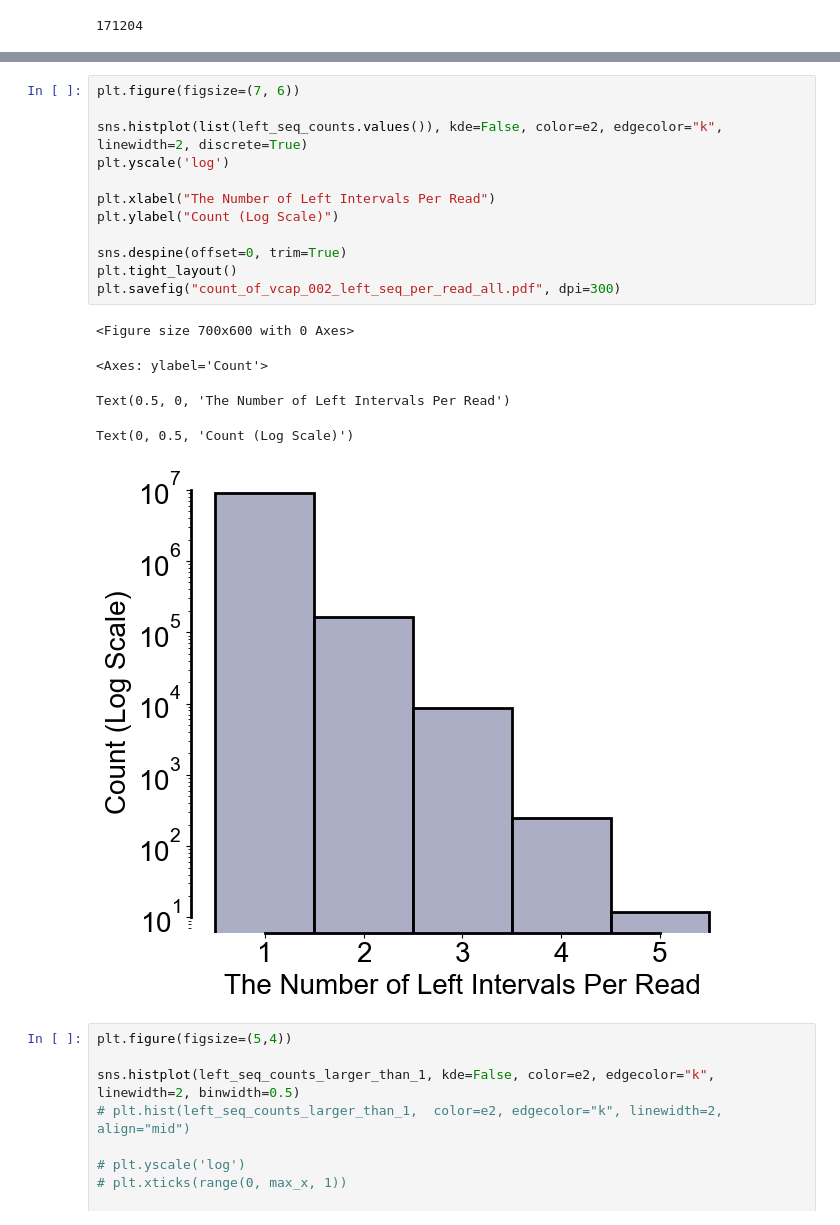
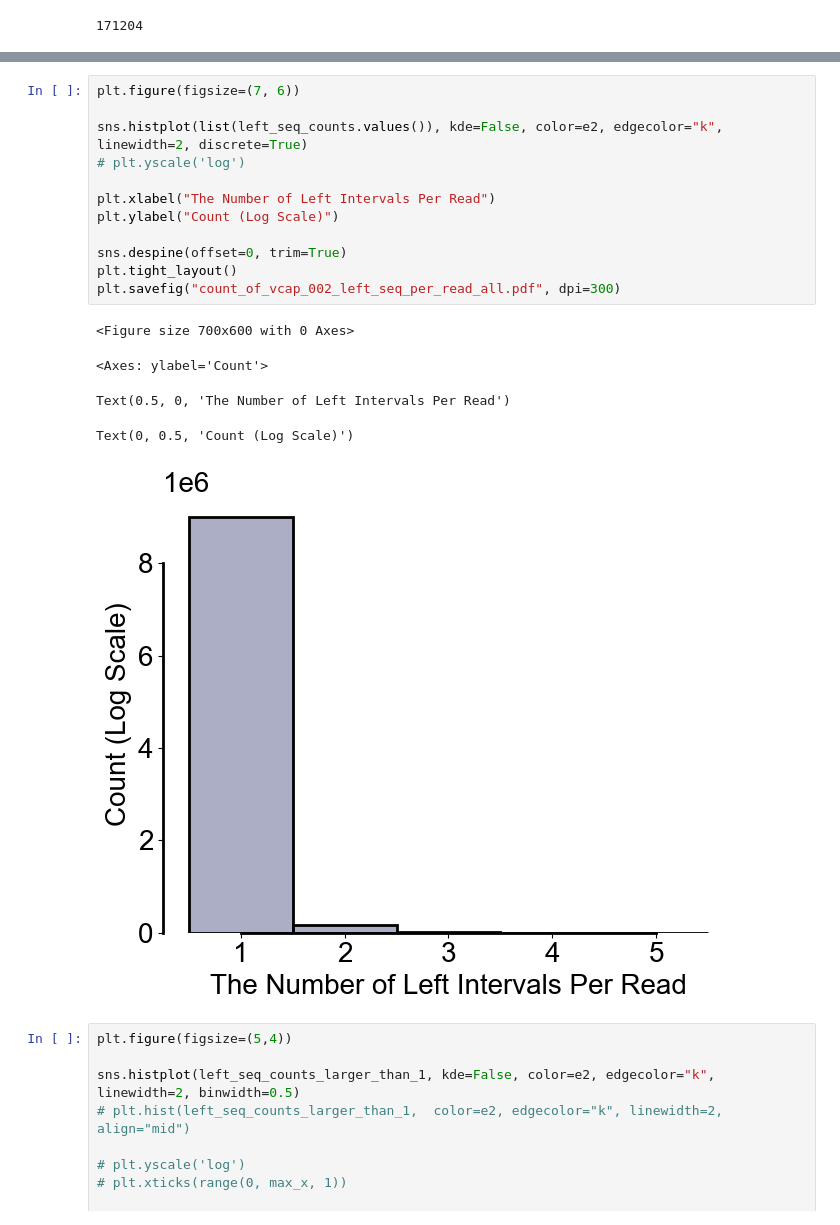
Before and after one commit to cauliyang/deepchopper-paper, a Jupyter notebook: figures/figures.ipynb, the cells around one changed output, grey strips where cells are left out. Cells and saved outputs as stored; diff of their text form.

```diff
--- a/figures/figures.ipynb
+++ b/figures/figures.ipynb
@@ -892,21 +962,21 @@ len(left_seq_counts_larger_than_1)
 # %%
 plt.figure(figsize=(7, 6))
 
 sns.histplot(list(left_seq_counts.values()), kde=False, color=e2, edgecolor="k", linewidth=2, discrete=True)
-plt.yscale('log')
+# plt.yscale('log')
 
 plt.xlabel("The Number of Left Intervals Per Read")
 plt.ylabel("Count (Log Scale)")
 
 sns.despine(offset=0, trim=True)
 plt.tight_layout()
 plt.savefig("count_of_vcap_002_left_seq_per_read_all.pdf", dpi=300)
 # %% [output]
 <Figure size 700x600 with 0 Axes>
 <Axes: ylabel='Count'>
 Text(0.5, 0, 'The Number of Left Intervals Per Read')
 Text(0, 0.5, 'Count (Log Scale)')
-[figure, old version]
+[figure, new version]
 # %%
 plt.figure(figsize=(5,4))
 
```
Also changed, not shown: parts of 27 cells of this notebook, 4 other files.
